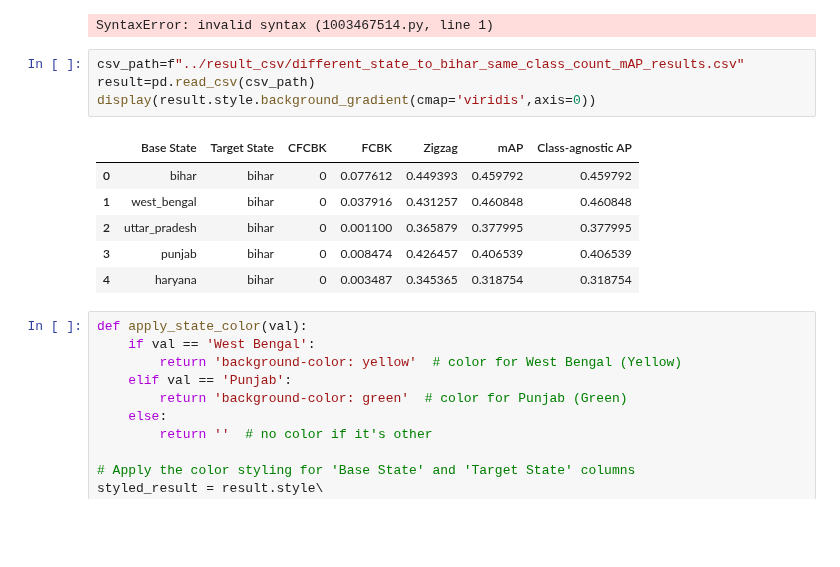
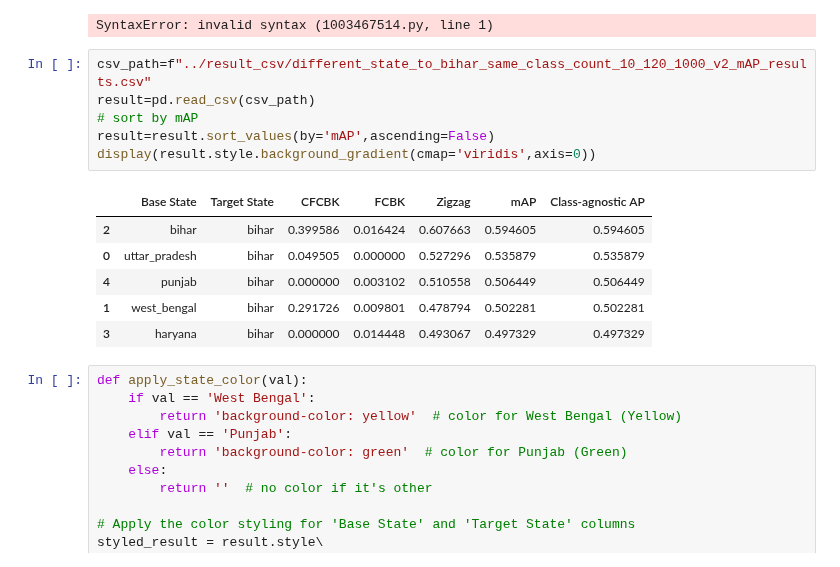
Before and after one commit to rishabh-mondal/ijcai_2025_kilns, a Jupyter notebook: notebooks/region_map_performance.ipynb, the cells around one changed output. Drawn from its saved outputs; the diff is of its cells as text; blank space fills up the shorter version.

```diff
--- a/notebooks/region_map_performance.ipynb
+++ b/notebooks/region_map_performance.ipynb
@@ -184,16 +185,18 @@ display(result)
 # %% [output]
 SyntaxError: invalid syntax (1003467514.py, line 1)
 # %%
-csv_path=f"../result_csv/different_state_to_bihar_same_class_count_mAP_results.csv"
+csv_path=f"../result_csv/different_state_to_bihar_same_class_count_10_120_1000_v2_mAP_results.csv"
 result=pd.read_csv(csv_path)
+# sort by mAP
+result=result.sort_values(by='mAP',ascending=False)
 display(result.style.background_gradient(cmap='viridis',axis=0))
 # %% [output]
 |  | Base State | Target State | CFCBK | FCBK | Zigzag | mAP | Class-agnostic AP |
-| 0 | bihar | bihar | 0 | 0.077612 | 0.449393 | 0.459792 | 0.459792 |
-| 1 | west_bengal | bihar | 0 | 0.037916 | 0.431257 | 0.460848 | 0.460848 |
-| 2 | uttar_pradesh | bihar | 0 | 0.001100 | 0.365879 | 0.377995 | 0.377995 |
-| 3 | punjab | bihar | 0 | 0.008474 | 0.426457 | 0.406539 | 0.406539 |
-| 4 | haryana | bihar | 0 | 0.003487 | 0.345365 | 0.318754 | 0.318754 |
+| 2 | bihar | bihar | 0.399586 | 0.016424 | 0.607663 | 0.594605 | 0.594605 |
+| 0 | uttar_pradesh | bihar | 0.049505 | 0.000000 | 0.527296 | 0.535879 | 0.535879 |
+| 4 | punjab | bihar | 0.000000 | 0.003102 | 0.510558 | 0.506449 | 0.506449 |
+| 1 | west_bengal | bihar | 0.291726 | 0.009801 | 0.478794 | 0.502281 | 0.502281 |
+| 3 | haryana | bihar | 0.000000 | 0.014448 | 0.493067 | 0.497329 | 0.497329 |
 # %%
 def apply_state_color(val):
     if val == 'West Bengal':
```
Also changed, not shown: parts of 7 cells of this notebook, 2 other files.
